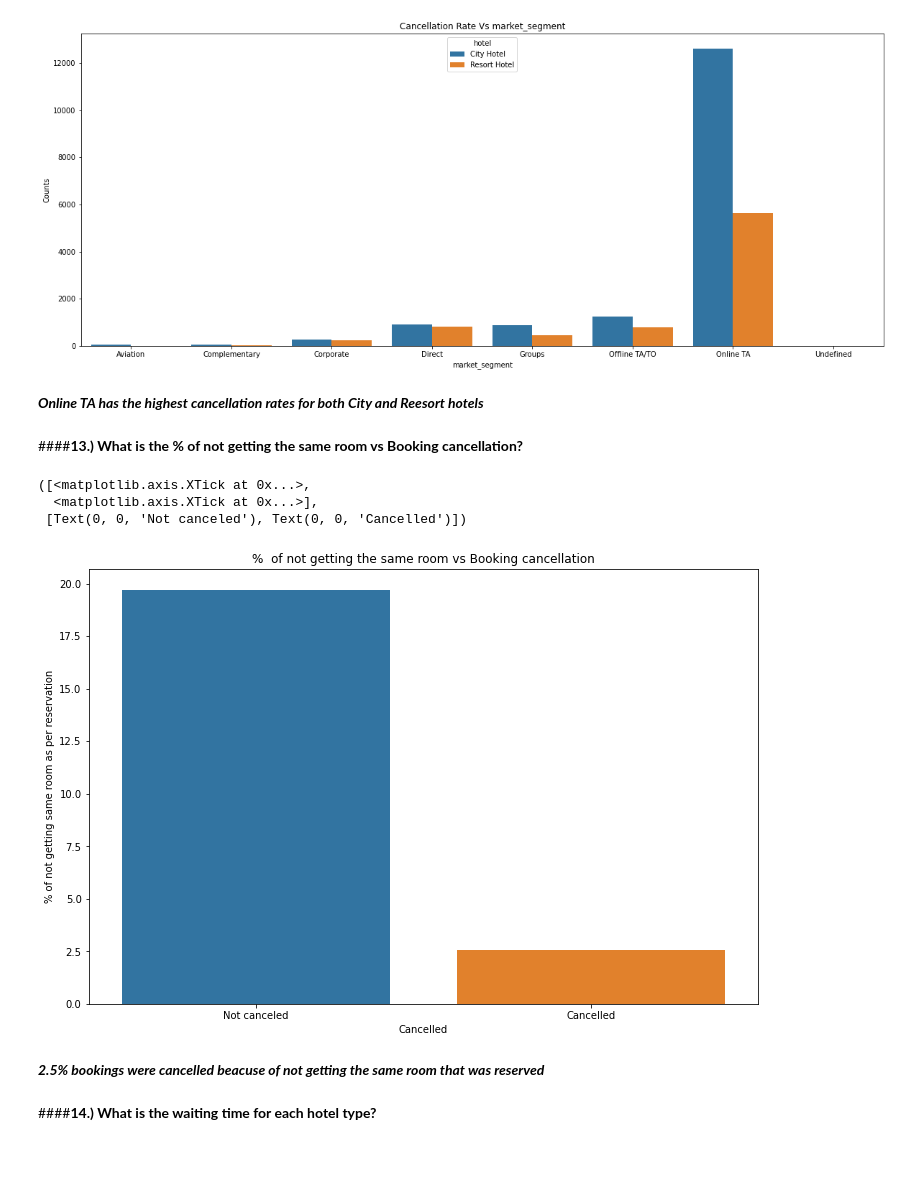
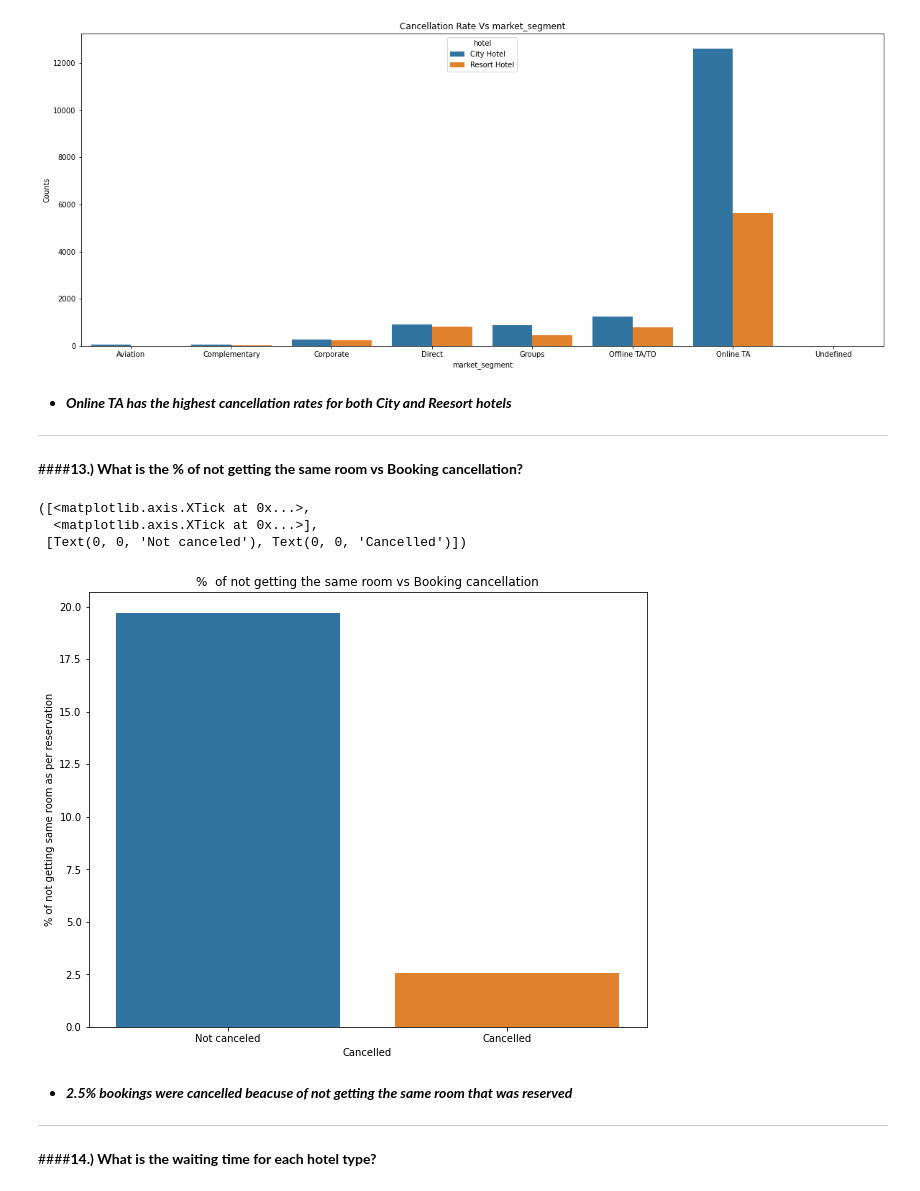
Before and after one commit to Jasjot-Kaur/Hotel-Booking-Analysis, a Jupyter notebook: Hotel_Bookings_Exploratory_Data_Analysis.ipynb, the cells around one changed output. Drawn from its saved outputs; the diff is of its cells as text; code cells hidden in the pictures; blank space fills up the shorter version.

```diff
--- a/Hotel_Bookings_Exploratory_Data_Analysis.ipynb
+++ b/Hotel_Bookings_Exploratory_Data_Analysis.ipynb
@@ -738,47 +767,51 @@ plt.title('Cancellation Rate Vs market_segment')
 Text(0.5, 1.0, 'Cancellation Rate Vs market_segment')
 [figure]
 # %% [markdown]
-***Online TA has the highest cancellation rates for both City and Reesort hotels***
+*   ***Online TA has the highest cancellation rates for both City and Reesort hotels***
+
+---
 # %% [markdown]
 ####**13.) What is the %  of not getting the same room vs Booking cancellation?**
 # %%
-# Define a function for the reserved room type is same  or not as  assigned room type
+# Define a function to check whether the reserved room type is same as the assigned room type or different
 def same_room_allotment(x):
   '''function to check whether the reserved room
-  type is same  or not as  assigned room type'''
+  type is same or not as  assigned room type'''
 
   if x['reserved_room_type'] != x['assigned_room_type']:
     return 1
   else:
     return 0
 
 
-# create new column to df1
-df_h1['Same_room_alloted_or_not']=df_h1.apply(lambda x: same_room_allotment(x),axis=1)
+# create new column to df_h1
+df_h1['Same_room_alloted_or_not'] = df_h1.apply(lambda x: same_room_allotment(x),axis=1)
 
-#groupby is canceled
-grp_by_canceled_df=df_h1.groupby('Cancelled')
+# group by 'Cancelled' column
+grp_by_canceled_df = df_h1.groupby('Cancelled')
 
-# create DF and calculate percentage of same room alloted  or not
-DF=pd.DataFrame(grp_by_canceled_df['Same_room_alloted_or_not'].sum()*100/grp_by_canceled_df.size()).rename(columns={0:"percentage"})
+# create DF and calculate percentage of same room alloted or not
+DF = pd.DataFrame(grp_by_canceled_df['Same_room_alloted_or_not'].sum()*100/grp_by_canceled_df.size()).rename(columns={0:"percentage"})
 DF
 
 #set plot size and plot barchart
-plt.figure(figsize=(12,8))
-sns.barplot(x=DF.index,y=DF['percentage'])
+plt.figure(figsize=(10,8))
+sns.barplot(x = DF.index, y = DF['percentage'])
 
-# set labels
+# set plot labels
 plt.title('%  of not getting the same room vs Booking cancellation')
 plt.xlabel('Cancelled')
 plt.ylabel('% of not getting same room as per reservation')
-plt.xticks([0,1],['Not canceled','Cancelled'])
+plt.xticks([0,1], ['Not canceled','Cancelled'])
 # %% [output]
 ([<matplotlib.axis.XTick at 0x...>,
   <matplotlib.axis.XTick at 0x...>],
  [Text(0, 0, 'Not canceled'), Text(0, 0, 'Cancelled')])
-[figure, old version]
+[figure, new version]
 # %% [markdown]
-***2.5% bookings were cancelled beacuse of not getting the same room that was reserved***
+*   ***2.5% bookings were cancelled beacuse of not getting the same room that was reserved***
+
+---
 # %% [markdown]
 ####**14.) What is the waiting time for each hotel type?**
 # %%
```
Also changed, not shown: parts of 29 cells of this notebook.
